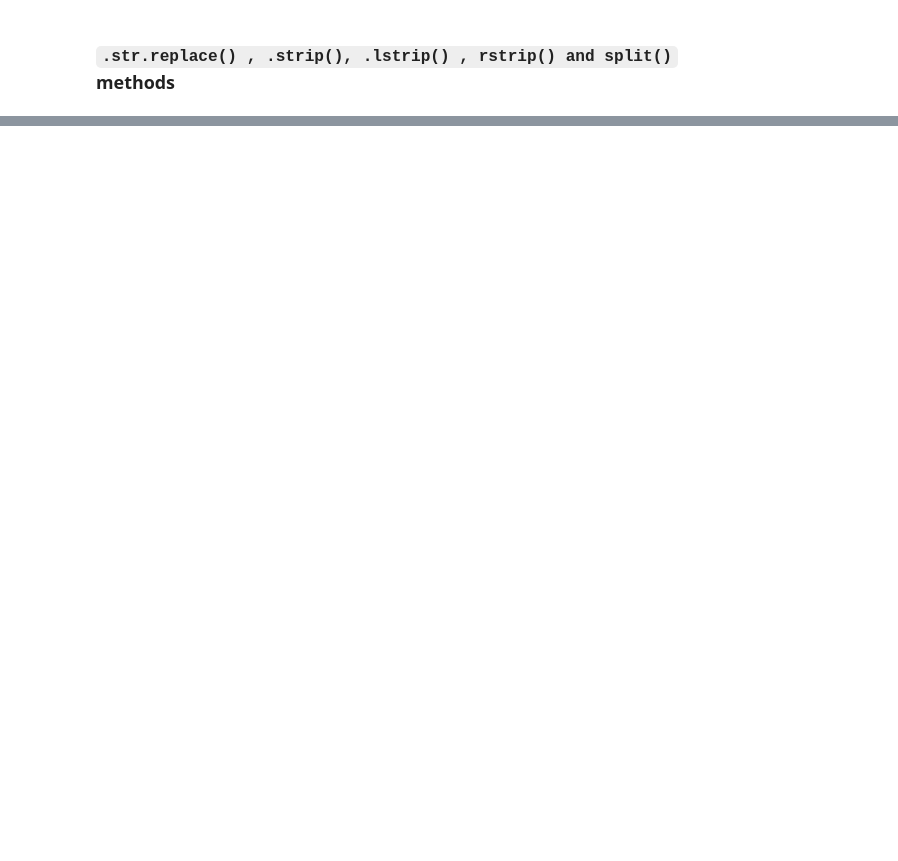
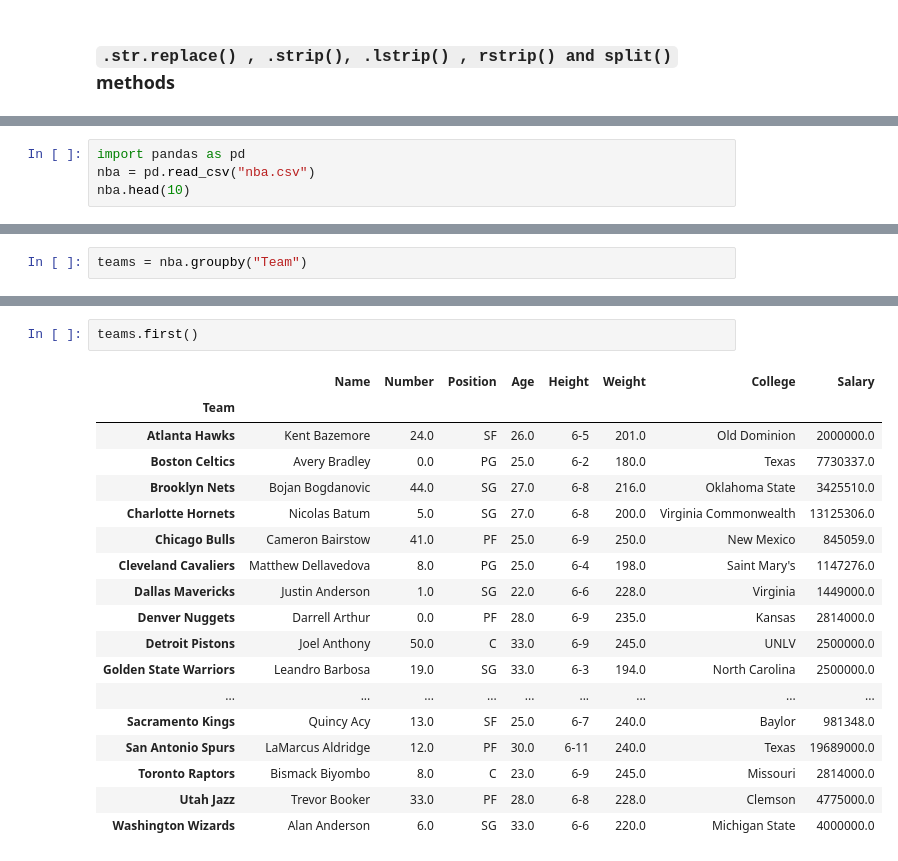
Before and after one commit to nkamatam/adv_python, a Jupyter notebook: original/Pandas/Pandas_DataFrame_2.ipynb, the cells around one changed output, grey strips where cells are left out. Saved outputs shown, nothing was run; the diff lists cells and outputs as text; blank space fills up the shorter version.

```diff
--- a/original/Pandas/Pandas_DataFrame_2.ipynb
+++ b/original/Pandas/Pandas_DataFrame_2.ipynb
@@ -1118,0 +1170,4 @@ Name: Remarks, dtype: object
+# %%
+import pandas as pd
+nba = pd.read_csv("nba.csv")
+nba.head(10)
@@ -1118,0 +1186,2 @@ Name: Remarks, dtype: object
+# %%
+teams = nba.groupby("Team")
@@ -1118,0 +1236,21 @@ Name: Remarks, dtype: object
+# %%
+teams.first()
+# %% [output]
+|  | Name | Number | Position | Age | Height | Weight | College | Salary |
+| Team |  |  |  |  |  |  |  |  |
+| Atlanta Hawks | Kent Bazemore | 24.0 | SF | 26.0 | 6-5 | 201.0 | Old Dominion | 2000000.0 |
+| Boston Celtics | Avery Bradley | 0.0 | PG | 25.0 | 6-2 | 180.0 | Texas | 7730337.0 |
+| Brooklyn Nets | Bojan Bogdanovic | 44.0 | SG | 27.0 | 6-8 | 216.0 | Oklahoma State | 3425510.0 |
+| Charlotte Hornets | Nicolas Batum | 5.0 | SG | 27.0 | 6-8 | 200.0 | Virginia Commonwealth | 13125306.0 |
+| Chicago Bulls | Cameron Bairstow | 41.0 | PF | 25.0 | 6-9 | 250.0 | New Mexico | 845059.0 |
+| Cleveland Cavaliers | Matthew Dellavedova | 8.0 | PG | 25.0 | 6-4 | 198.0 | Saint Mary's | 1147276.0 |
+| Dallas Mavericks | Justin Anderson | 1.0 | SG | 22.0 | 6-6 | 228.0 | Virginia | 1449000.0 |
+| Denver Nuggets | Darrell Arthur | 0.0 | PF | 28.0 | 6-9 | 235.0 | Kansas | 2814000.0 |
+| Detroit Pistons | Joel Anthony | 50.0 | C | 33.0 | 6-9 | 245.0 | UNLV | 2500000.0 |
+| Golden State Warriors | Leandro Barbosa | 19.0 | SG | 33.0 | 6-3 | 194.0 | North Carolina | 2500000.0 |
+| ... | ... | ... | ... | ... | ... | ... | ... | ... |
+| Sacramento Kings | Quincy Acy | 13.0 | SF | 25.0 | 6-7 | 240.0 | Baylor | 981348.0 |
+| San Antonio Spurs | LaMarcus Aldridge | 12.0 | PF | 30.0 | 6-11 | 240.0 | Texas | 19689000.0 |
+| Toronto Raptors | Bismack Biyombo | 8.0 | C | 23.0 | 6-9 | 245.0 | Missouri | 2814000.0 |
+| Utah Jazz | Trevor Booker | 33.0 | PF | 28.0 | 6-8 | 228.0 | Clemson | 4775000.0 |
+| Washington Wizards | Alan Anderson | 6.0 | SG | 33.0 | 6-6 | 220.0 | Michigan State | 4000000.0 |
```
Also changed, not shown: parts of 84 cells of this notebook, 6 other files.
